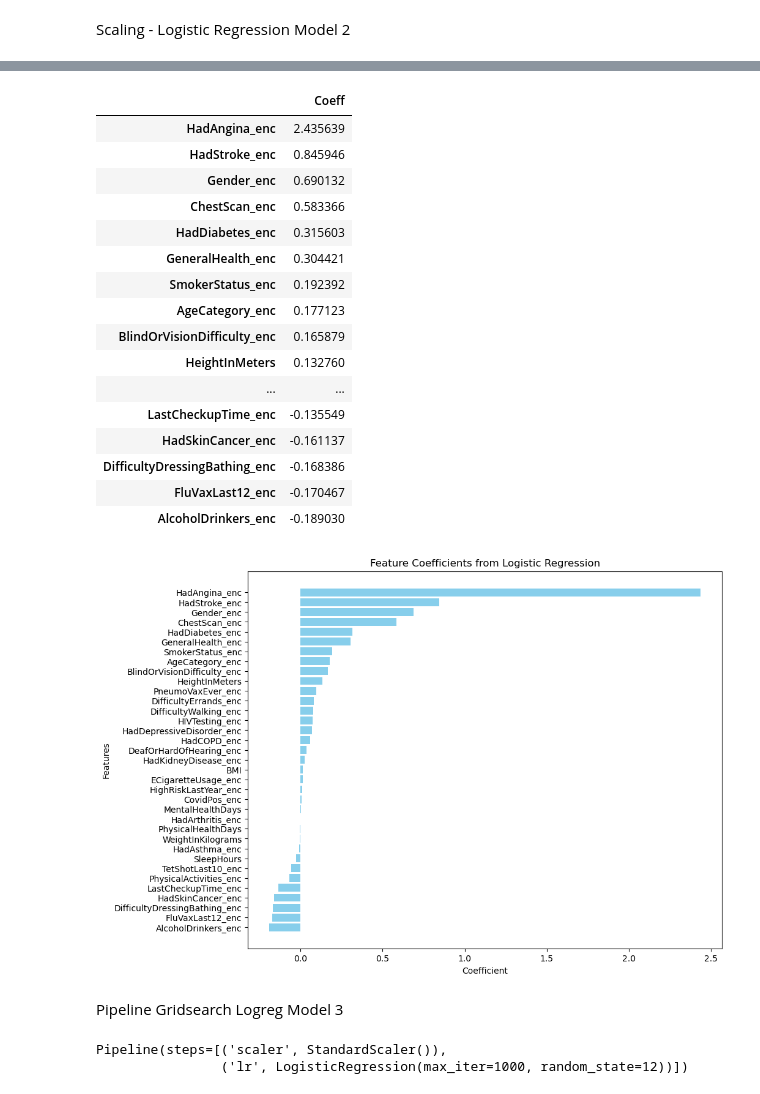
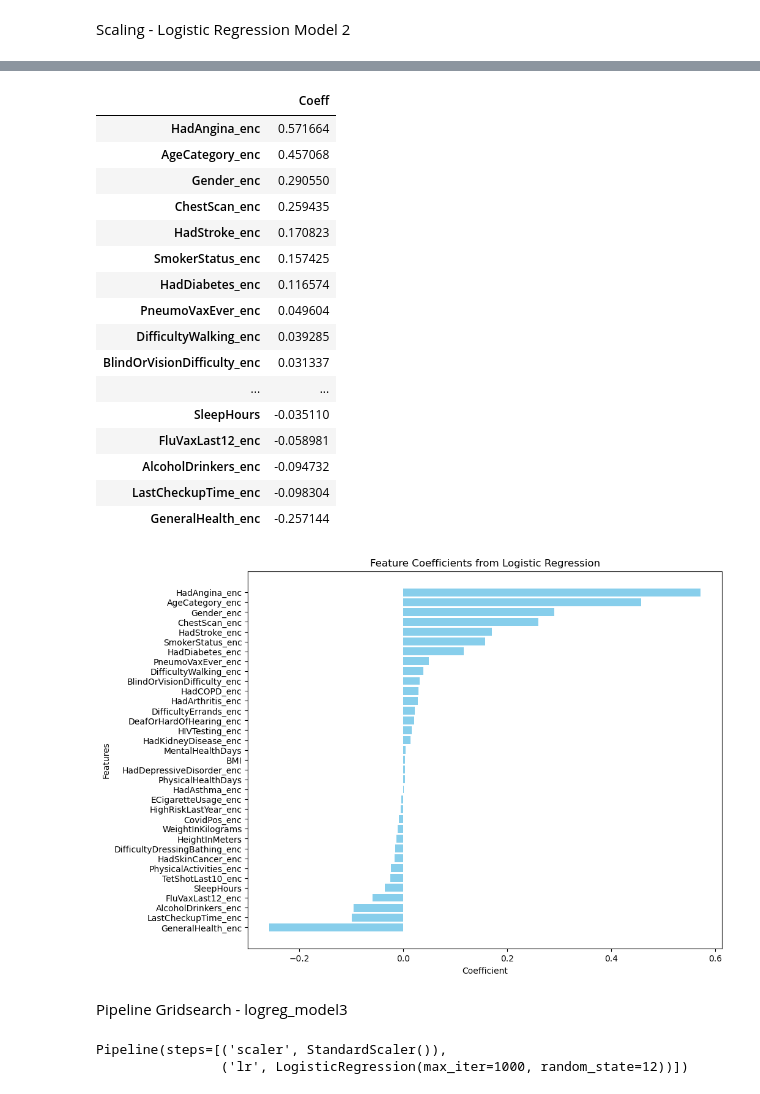
Before and after one commit to Stefan-George/Heart-Attack-Indicators, a Jupyter notebook: notebooks/04-modelling.ipynb, the cells around one changed output, grey strips where cells are left out. Saved outputs shown, nothing was run; the diff lists cells and outputs as text; code cells hidden in the pictures.

Commit message:
Cleanup, logistic Regression and decision tree completed.

```diff
--- a/notebooks/04-modelling.ipynb
+++ b/notebooks/04-modelling.ipynb
@@ -107,8 +130,8 @@ X_train, X_val, y_train, y_val = train_test_split(X_remainder, y_remainder, test
 #### Logistic Regression Model 1 (logreg_model1)
 # %%
 # Instantiate Model
-logreg_model1 = LogisticRegression(max_iter=1000)
+logreg_model1 = LogisticRegression(max_iter=10000)
 
 # Fit
-logreg_model1.fit(X_train, y_train)
+logreg_model1.fit(X_train_subset, y_train_subset)
 # %% [output]
@@ -201,16 +267,16 @@ validation_scores = []
 train_scores = []
 
 C_range = np.array([.00000001,.0000001,.000001,.00001,.0001,.001,0.1,\
-                1,10,100,1000,10000,100000,1000000,10000000,100000000,1000000000])
+                1,10,100,1000,10000,100000,1000000,10000000, 100000000, 1000000000])
 
 for c in C_range:
-    logreg_model2 = LogisticRegression(max_iter=10000, C = c,random_state=12)
-    logreg_model2.fit(X_train,y_train)
+    logreg_model2 = LogisticRegression(max_iter=10000, C = c, random_state= 12, n_jobs= 4)
+    logreg_model2.fit(X_train_scaled,y_train)
 
     # train on traning set
-    train_scores.append(logreg_model2.score(X_train,y_train))
+    train_scores.append(logreg_model2.score(X_train_scaled,y_train))
     # score on validation set
-    validation_scores.append(logreg_model2.score(X_val,y_val))
+    validation_scores.append(logreg_model2.score(X_val_scaled,y_val))
 # %%
 plt.figure()
 plt.plot(C_range, train_scores,label="Train Score",marker='.')
@@ -224,0 +293,9 @@ plt.show();
+# %%
+# Optimized C value
+opt_C = .001
+
+# Instantiate Model
+opt_logreg_model2 = LogisticRegression(max_iter=10000, C= opt_C, random_state=12)
+
+# Fit
+opt_logreg_model2.fit(X_train_scaled, y_train)
@@ -265,37 +386,37 @@ weighted avg       0.94      0.94      0.94     49201
 # %%
-logreg_coeff2 = pd.DataFrame(logreg_model1.coef_, columns= X_train.columns, index= ["Coeff"]).T
-logreg_coeff2.sort_values(by= "Coeff", ascending= False)
+opt_logreg_coeff2 = pd.DataFrame(opt_logreg_model2.coef_, columns= X_train.columns, index= ["Coeff"]).T
+opt_logreg_coeff2.sort_values(by= "Coeff", ascending= False)
 # %% [output]
 |  | Coeff |
-| HadAngina_enc | 2.435639 |
-| HadStroke_enc | 0.845946 |
-| Gender_enc | 0.690132 |
-| ChestScan_enc | 0.583366 |
-| HadDiabetes_enc | 0.315603 |
-| GeneralHealth_enc | 0.304421 |
-| SmokerStatus_enc | 0.192392 |
-| AgeCategory_enc | 0.177123 |
-| BlindOrVisionDifficulty_enc | 0.165879 |
-| HeightInMeters | 0.132760 |
+| HadAngina_enc | 0.571664 |
+| AgeCategory_enc | 0.457068 |
+| Gender_enc | 0.290550 |
+| ChestScan_enc | 0.259435 |
+| HadStroke_enc | 0.170823 |
+| SmokerStatus_enc | 0.157425 |
+| HadDiabetes_enc | 0.116574 |
+| PneumoVaxEver_enc | 0.049604 |
+| DifficultyWalking_enc | 0.039285 |
+| BlindOrVisionDifficulty_enc | 0.031337 |
 | ... | ... |
-| LastCheckupTime_enc | -0.135549 |
-| HadSkinCancer_enc | -0.161137 |
-| DifficultyDressingBathing_enc | -0.168386 |
-| FluVaxLast12_enc | -0.170467 |
-| AlcoholDrinkers_enc | -0.189030 |
+| SleepHours | -0.035110 |
+| FluVaxLast12_enc | -0.058981 |
+| AlcoholDrinkers_enc | -0.094732 |
+| LastCheckupTime_enc | -0.098304 |
+| GeneralHealth_enc | -0.257144 |
 # %%
 # Sort the DataFrame by coefficient values
-logreg_coeff1_sorted = logreg_coeff2.sort_values(by="Coeff", ascending=False)
+opt_logreg_coeff2_sorted = opt_logreg_coeff2.sort_values(by="Coeff", ascending=False)
 
 # Plot coefficients
 plt.figure(figsize=(10, 8))
-plt.barh(logreg_coeff1_sorted.index, logreg_coeff1_sorted['Coeff'], color='skyblue')
+plt.barh(opt_logreg_coeff2_sorted.index, opt_logreg_coeff2_sorted['Coeff'], color='skyblue')
 plt.xlabel('Coefficient')
 plt.ylabel('Features')
 plt.title('Feature Coefficients from Logistic Regression')
 plt.gca().invert_yaxis()  # To display the highest coefficients on top
 plt.show()
 # %% [output]
-[figure, old version]
+[figure, new version]
 # %% [markdown]
-Pipeline Gridsearch Logreg Model 3
+Pipeline Gridsearch - logreg_model3
```
Also changed, not shown: parts of 91 cells of this notebook.
